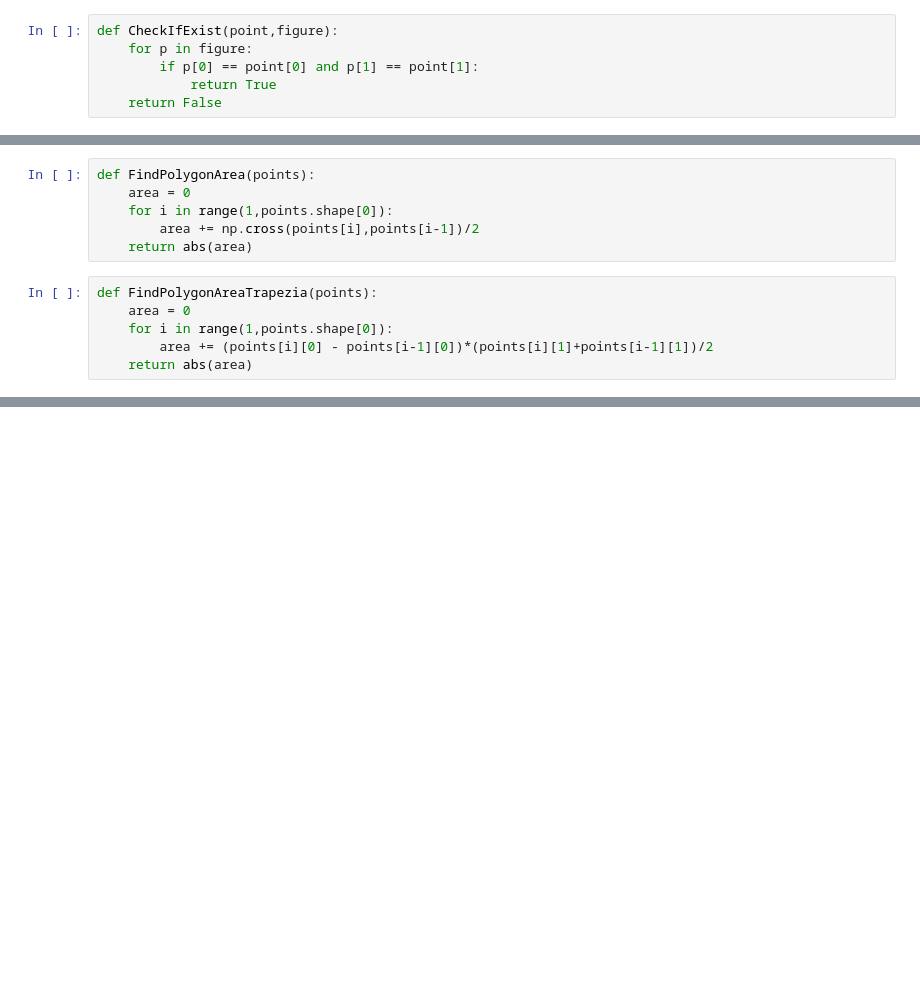
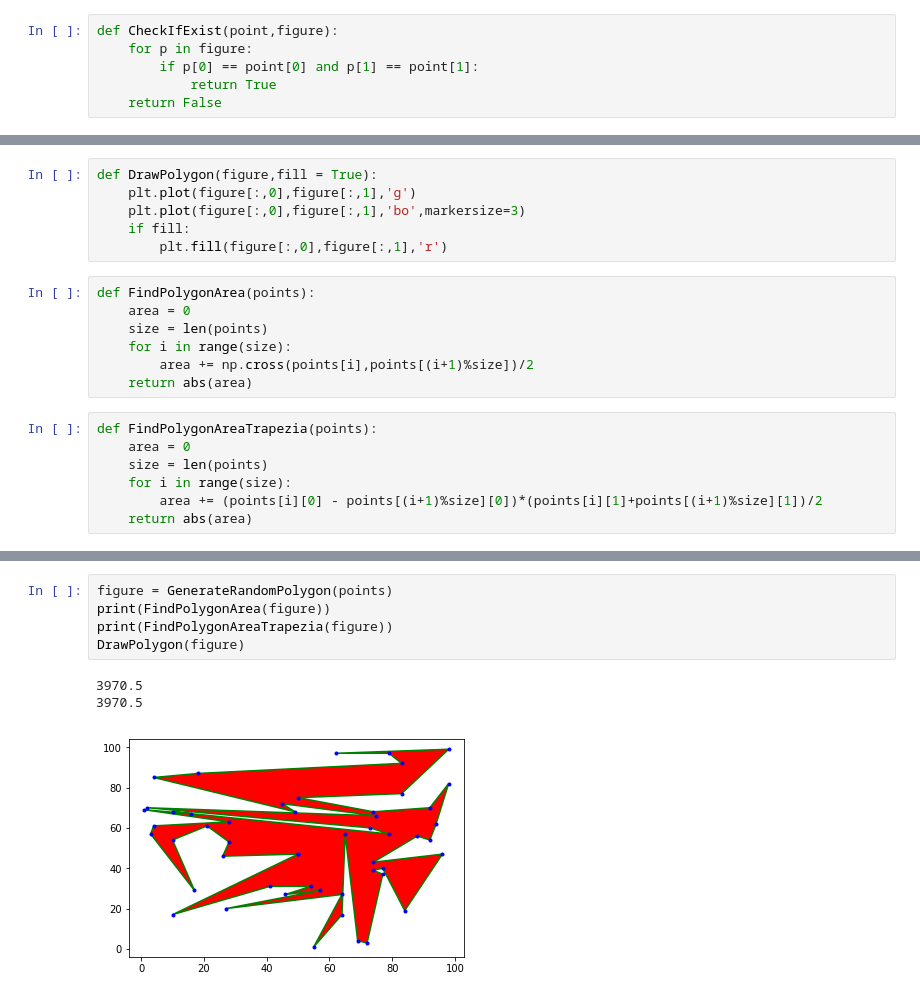
Before and after one commit to Basicula/Labs, a Jupyter notebook: 3dCourseS2/ComputerGeometry/Geometry/GenerationSimplePolygon.ipynb, the cells around one changed output, grey strips where cells are left out. Drawn from its saved outputs; the diff is of its cells as text; blank space fills up the shorter version.

```diff
--- a/3dCourseS2/ComputerGeometry/Geometry/GenerationSimplePolygon.ipynb
+++ b/3dCourseS2/ComputerGeometry/Geometry/GenerationSimplePolygon.ipynb
@@ -82,13 +351,21 @@ def DrawRandomSimpleFigure(points):
+# %%
+def DrawPolygon(figure,fill = True):
+    plt.plot(figure[:,0],figure[:,1],'g')
+    plt.plot(figure[:,0],figure[:,1],'bo',markersize=3)
+    if fill:
+        plt.fill(figure[:,0],figure[:,1],'r')
 # %%
 def FindPolygonArea(points):
     area = 0
-    for i in range(1,points.shape[0]):
-        area += np.cross(points[i],points[i-1])/2
+    size = len(points)
+    for i in range(size):
+        area += np.cross(points[i],points[(i+1)%size])/2
     return abs(area)
 # %%
 def FindPolygonAreaTrapezia(points):
     area = 0
-    for i in range(1,points.shape[0]):
-        area += (points[i][0] - points[i-1][0])*(points[i][1]+points[i-1][1])/2
+    size = len(points)
+    for i in range(size):
+        area += (points[i][0] - points[(i+1)%size][0])*(points[i][1]+points[(i+1)%size][1])/2
     return abs(area)
 # %%
@@ -123,0 +399,9 @@ plt.fill(figure[:,0],figure[:,1],'r')
+# %%
+figure = GenerateRandomPolygon(points)
+print(FindPolygonArea(figure))
+print(FindPolygonAreaTrapezia(figure))
+DrawPolygon(figure)
+# %% [output]
+3970.5
+3970.5
+[figure, added]
```
Also changed, not shown: parts of 31 cells of this notebook, 8 other files.
